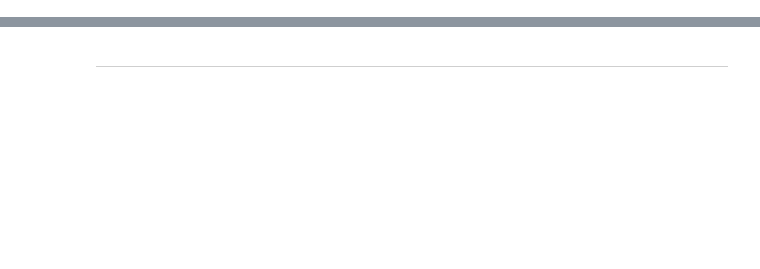
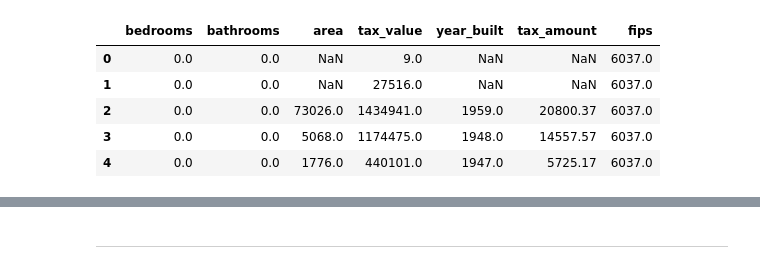
Before and after one commit to JenniferMLewis/regression-exercises, a Jupyter notebook: wrangle.ipynb, the cells around one changed output, grey strips where cells are left out. Drawn from its saved outputs; the diff is of its cells as text; code cells hidden in the pictures; blank space fills up the shorter version.

```diff
--- a/wrangle.ipynb
+++ b/wrangle.ipynb
@@ -137,5 +144,13 @@ dtype: int64
 # df.bathroomcnt = df.bathroomcnt.replace(np.nan, df.bathroomcnt.median())
 # df.bathroomcnt.isnull().sum()
 # %%
-df = df.rename(columns = {'bedroomcnt':'bedrooms', 'bathroomcnt':'bathrooms', 'calculatedfinishedsquarefeet':'area', 'taxvaluedollarcnt':'tax_value', 'yearbuilt':'year_built'})
+df = df.rename(columns = {'bedroomcnt':'bedrooms', 'bathroomcnt':'bathrooms', 'calculatedfinishedsquarefeet':'area', 'taxvaluedollarcnt':'tax_value', 'yearbuilt':'year_built', 'taxamount':'tax_amount'})
 # yas, renaming columns, I always forget I can customise the Database columns however I want to and make new ones with calculations too.
+df.head()
+# %% [output]
+|  | bedrooms | bathrooms | area | tax_value | year_built | tax_amount | fips |
+| 0 | 0.0 | 0.0 | NaN | 9.0 | NaN | NaN | 6037.0 |
+| 1 | 0.0 | 0.0 | NaN | 27516.0 | NaN | NaN | 6037.0 |
+| 2 | 0.0 | 0.0 | 73026.0 | 1434941.0 | 1959.0 | 20800.37 | 6037.0 |
+| 3 | 0.0 | 0.0 | 5068.0 | 1174475.0 | 1948.0 | 14557.57 | 6037.0 |
+| 4 | 0.0 | 0.0 | 1776.0 | 440101.0 | 1947.0 | 5725.17 | 6037.0 |
```
Also changed, not shown: parts of 25 cells of this notebook, 2 other files.
